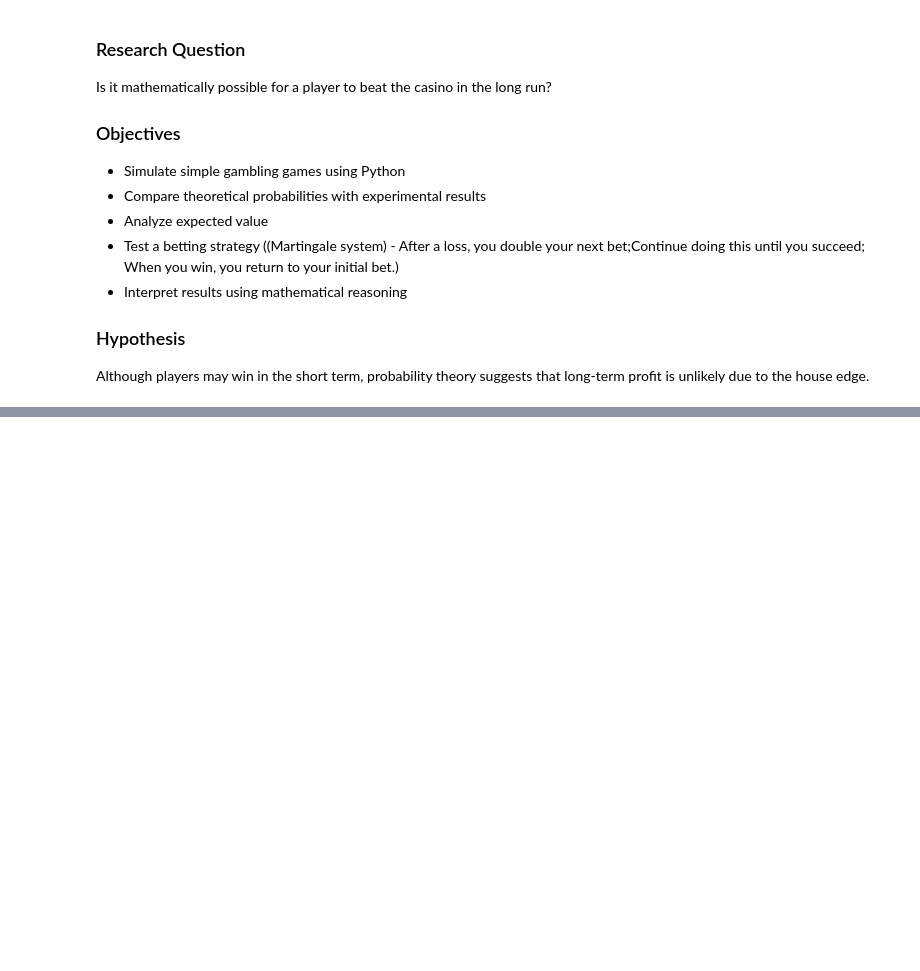
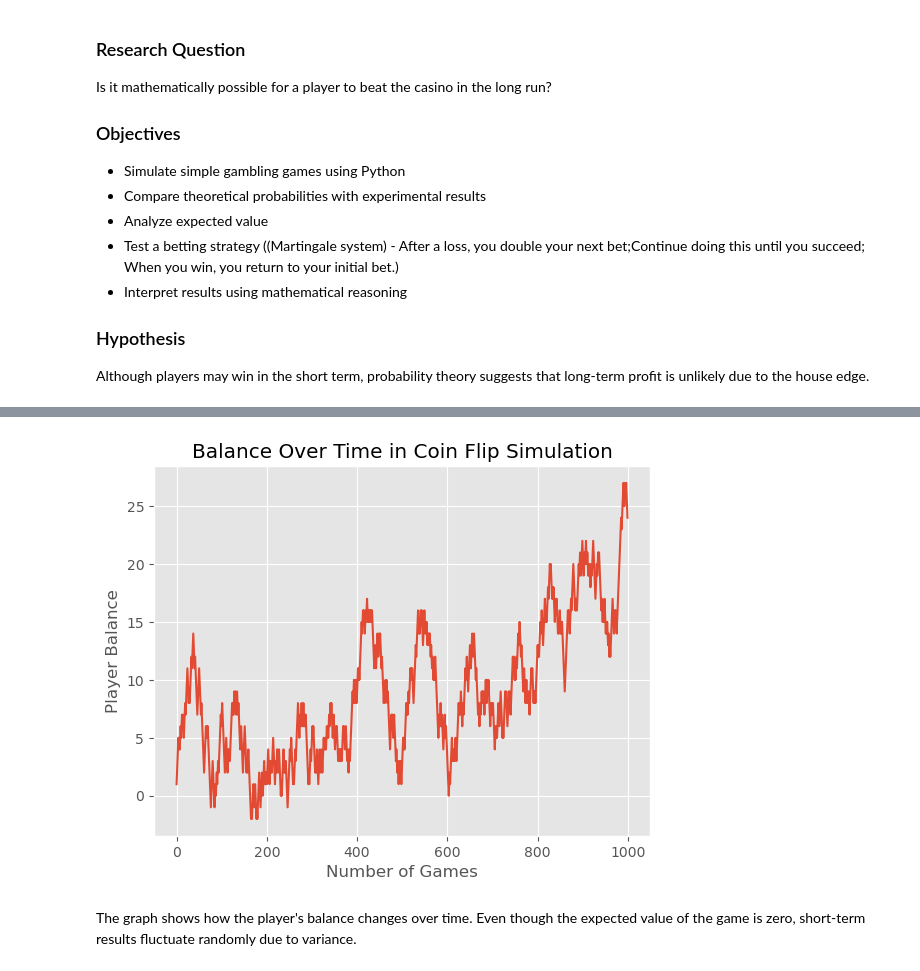
Before and after one commit to angel0w/monte-carlo-gambling-simulation, a Jupyter notebook: final_project_gambling_simulation.ipynb, the cells around one changed output, grey strips where cells are left out. Saved outputs shown, nothing was run; the diff lists cells and outputs as text; code cells hidden in the pictures; blank space fills up the shorter version.

Commit message:
Coin Flip Simulation

```diff
--- a/final_project_gambling_simulation.ipynb
+++ b/final_project_gambling_simulation.ipynb
@@ -42,5 +54,42 @@ For example, in a fair coin toss:
 # %%
 ## 4. Game 1: Coin Flip Simulation
+
+import random
+import matplotlib.pyplot as plt
+
+def simulate_coin_flips(num_flips):
+
+    balance = 0
+    balances = []
+
+    for i in range(num_flips):
+
+        flip = random.choice(["H", "T"])
+
+        if flip == "H":
+            balance += 1
+        else:
+            balance -= 1
+
+        balances.append(balance)
+
+    return balances
+
+
+results = simulate_coin_flips(1000)
+
+plt.plot(results)
+plt.title("Balance Over Time in Coin Flip Simulation")
+plt.xlabel("Number of Games")
+plt.ylabel("Player Balance")
+
+plt.show()
+# %% [output]
+[figure, added]
+# %% [markdown]
+The graph shows how the player's balance changes over time.
+Even though the expected value of the game is zero, short-term
+results fluctuate randomly due to variance.
 # %%
 ## 5. Game 2: Roulette Simulation
 # %%
```
Also changed, not shown: parts of 1 cell of this notebook.
